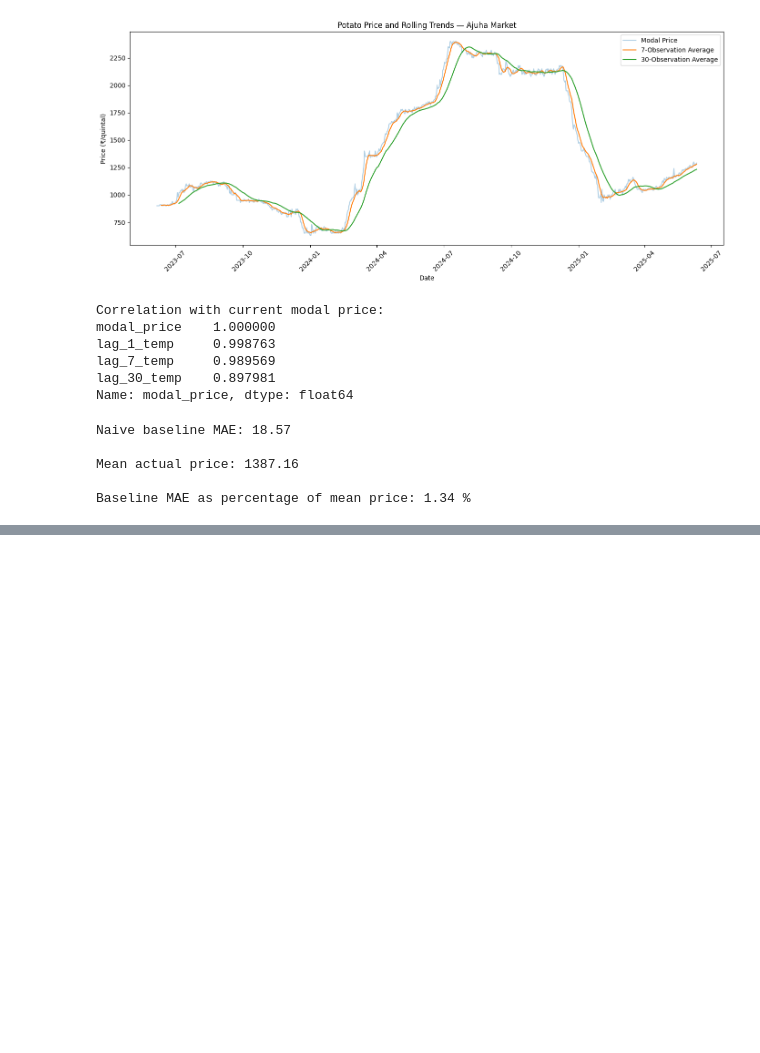
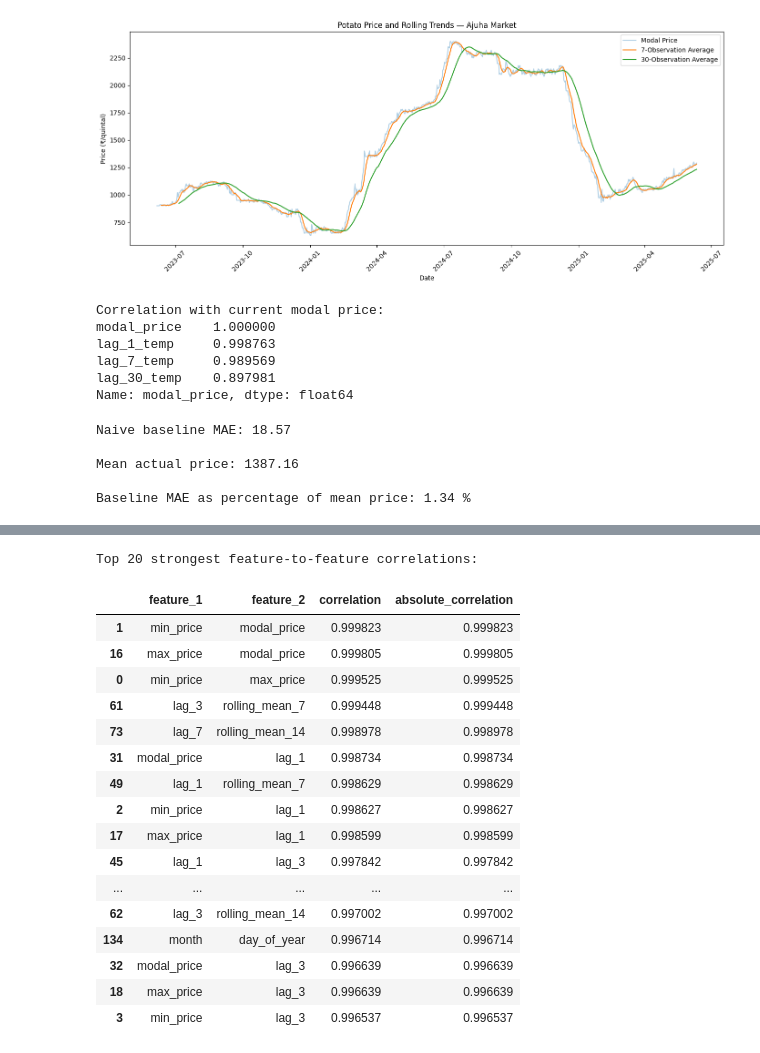
Before and after one commit to pratyuspatnaik/Cache-22, a Jupyter notebook: SIH_Agri_Price_Prediction.ipynb, the cells around one changed output, grey strips where cells are left out. Cells and saved outputs as stored; diff of their text form; code cells hidden in the pictures; blank space fills up the shorter version.

```diff
--- a/SIH_Agri_Price_Prediction.ipynb
+++ b/SIH_Agri_Price_Prediction.ipynb
@@ -1012,0 +2086,56 @@ Baseline MAE as percentage of mean price: 1.34 %
+# %%
+# ==========================================
+# SESSION 4 — PART 4.8
+# FEATURE MULTICOLLINEARITY CHECK
+# ==========================================
+
+feature_corr = (
+    ml_df[feature_columns]
+    .corr()
+)
+
+# Find the strongest feature-to-feature relationships
+pairs = []
+
+for i in range(len(feature_corr.columns)):
+    for j in range(i + 1, len(feature_corr.columns)):
+        feature_a = feature_corr.columns[i]
+        feature_b = feature_corr.columns[j]
+        correlation = feature_corr.iloc[i, j]
+
+        pairs.append({
+            "feature_1": feature_a,
+            "feature_2": feature_b,
+            "correlation": correlation,
+            "absolute_correlation": abs(correlation)
+        })
+
+strong_pairs = (
+    pd.DataFrame(pairs)
+    .sort_values(
+        "absolute_correlation",
+        ascending=False
+    )
+)
+
+print("Top 20 strongest feature-to-feature correlations:")
+display(strong_pairs.head(20))
+# %% [output]
+Top 20 strongest feature-to-feature correlations:
+|  | feature_1 | feature_2 | correlation | absolute_correlation |
+| 1 | min_price | modal_price | 0.999823 | 0.999823 |
+| 16 | max_price | modal_price | 0.999805 | 0.999805 |
+| 0 | min_price | max_price | 0.999525 | 0.999525 |
+| 61 | lag_3 | rolling_mean_7 | 0.999448 | 0.999448 |
+| 73 | lag_7 | rolling_mean_14 | 0.998978 | 0.998978 |
+| 31 | modal_price | lag_1 | 0.998734 | 0.998734 |
+| 49 | lag_1 | rolling_mean_7 | 0.998629 | 0.998629 |
+| 2 | min_price | lag_1 | 0.998627 | 0.998627 |
+| 17 | max_price | lag_1 | 0.998599 | 0.998599 |
+| 45 | lag_1 | lag_3 | 0.997842 | 0.997842 |
+| ... | ... | ... | ... | ... |
+| 62 | lag_3 | rolling_mean_14 | 0.997002 | 0.997002 |
+| 134 | month | day_of_year | 0.996714 | 0.996714 |
+| 32 | modal_price | lag_3 | 0.996639 | 0.996639 |
+| 18 | max_price | lag_3 | 0.996639 | 0.996639 |
+| 3 | min_price | lag_3 | 0.996537 | 0.996537 |
```
Also changed, not shown: parts of 42 cells of this notebook.
